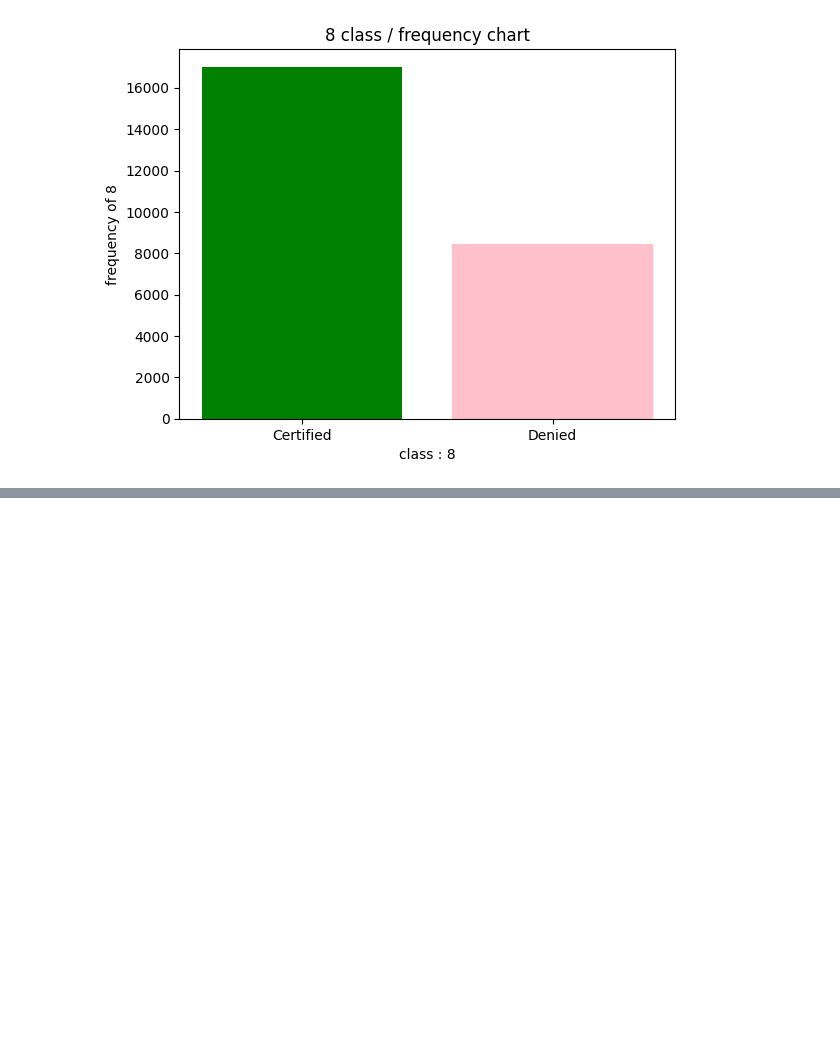
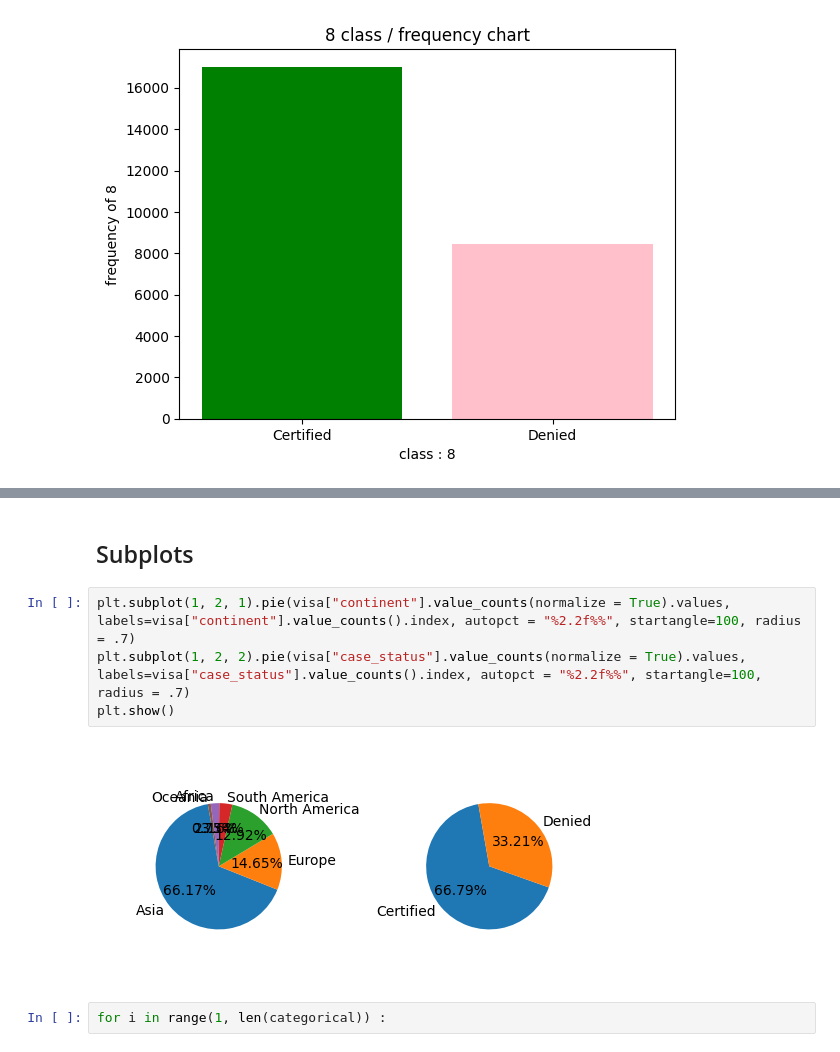
Before and after one commit to PrathamIngole/Data-Science, a Jupyter notebook: pandas/DataFrame/eda- 2.ipynb, the cells around one changed output, grey strips where cells are left out. Drawn from its saved outputs; the diff is of its cells as text; blank space fills up the shorter version.

```diff
--- a/pandas/DataFrame/eda- 2.ipynb
+++ b/pandas/DataFrame/eda- 2.ipynb
@@ -70,0 +134,10 @@ np.random.choice(6)
+# %% [markdown]
+## Subplots
+# %%
+plt.subplot(1, 2, 1).pie(visa["continent"].value_counts(normalize = True).values, labels=visa["continent"].value_counts().index, autopct = "%2.2f%%", startangle=100, radius = .7)
+plt.subplot(1, 2, 2).pie(visa["case_status"].value_counts(normalize = True).values, labels=visa["case_status"].value_counts().index, autopct = "%2.2f%%", startangle=100, radius = .7)
+plt.show()
+# %% [output]
+[figure, added]
+# %%
+for i in range(1, len(categorical)) :
```
Also changed, not shown: parts of 12 cells of this notebook, 22 other files.
